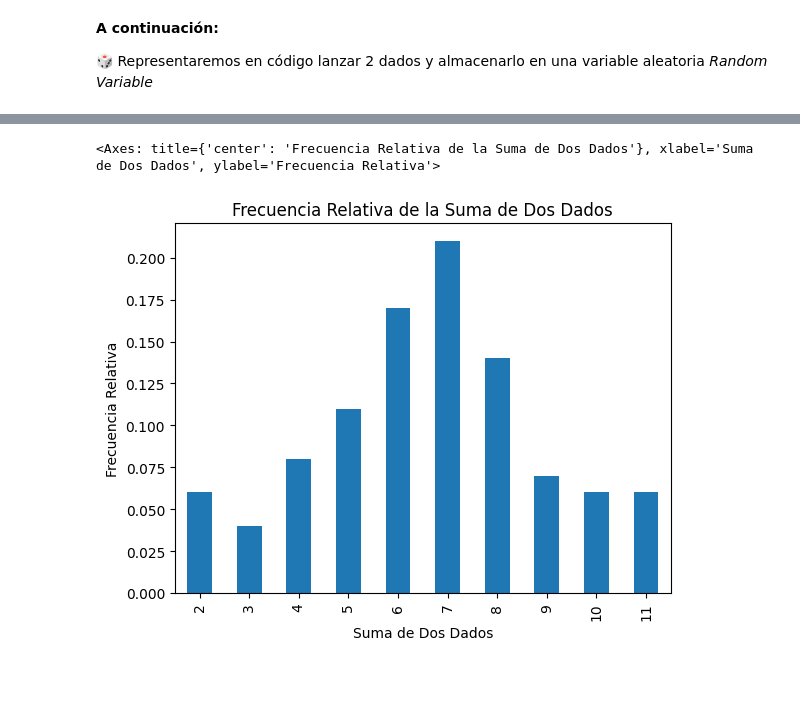
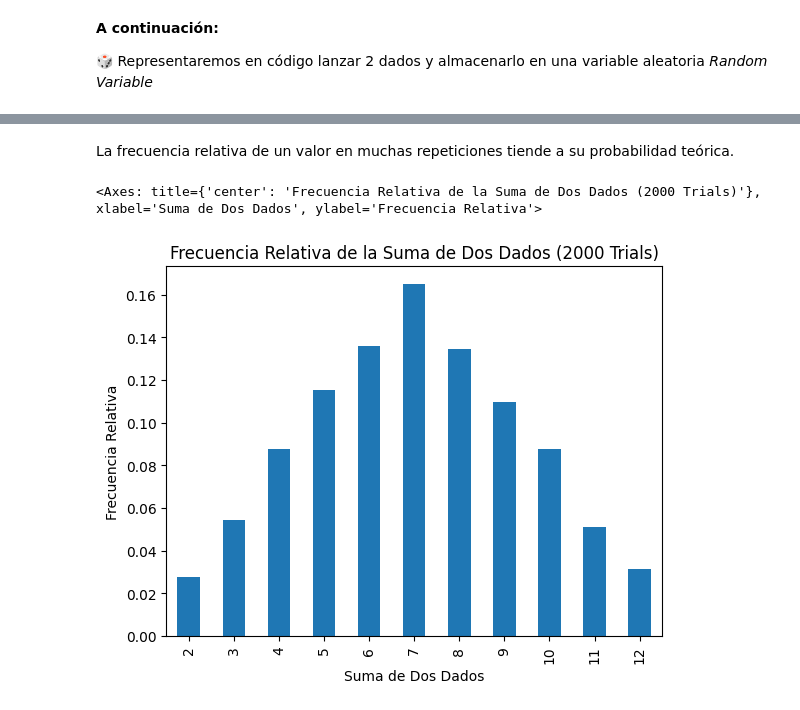
Before and after one commit to prquezada/Financial-Analysis, a Jupyter notebook: ch02.ipynb, the cells around one changed output, grey strips where cells are left out. Drawn from its saved outputs; the diff is of its cells as text; code cells hidden in the pictures; blank space fills up the shorter version.

```diff
--- a/ch02.ipynb
+++ b/ch02.ipynb
@@ -73,10 +75,10 @@ freq.plot(kind='bar', title='Frecuencia Relativa de la Suma de Dos Dados', xlabe
-# %%
-trials = 100
-result = [dice.sample(n=2, replace=True).sum().loc[0] for i in range(trials)]
-freq = pd.DataFrame(result)[0].value_counts()
-sorted_freq = freq.sort_index()
-relative_freq = sorted_freq / sorted_freq.sum()
-relative_freq.plot(kind='bar', title='Frecuencia Relativa de la Suma de Dos Dados', xlabel='Suma de Dos Dados', ylabel='Frecuencia Relativa')
-# %% [output]
-<Axes: title={'center': 'Frecuencia Relativa de la Suma de Dos Dados'}, xlabel='Suma de Dos Dados', ylabel='Frecuencia Relativa'>
-[figure, removed]
+# %% [markdown]
+La frecuencia relativa de un valor en muchas repeticiones tiende a su probabilidad teórica.
+# %%
+trial = 2000
+result = [dice.sample(n=2, replace=True).sum().loc[0] for i in range(trial)]
+freq = pd.DataFrame(result)[0].value_counts().sort_index() / trial
+freq.plot(kind='bar', title='Frecuencia Relativa de la Suma de Dos Dados (2000 Trials)', xlabel='Suma de Dos Dados', ylabel='Frecuencia Relativa')
+# %% [output]
+<Axes: title={'center': 'Frecuencia Relativa de la Suma de Dos Dados (2000 Trials)'}, xlabel='Suma de Dos Dados', ylabel='Frecuencia Relativa'>
+[figure, added]
```
Also changed, not shown: parts of 8 cells of this notebook, 4 other files.
